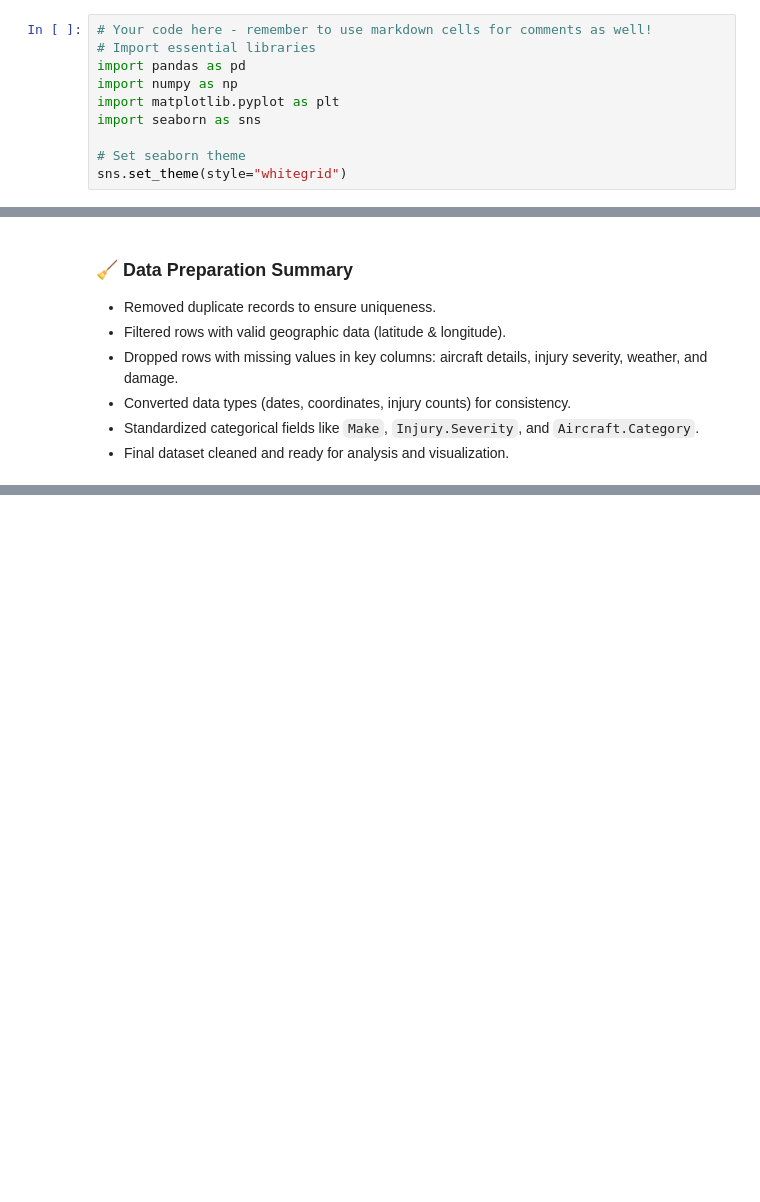
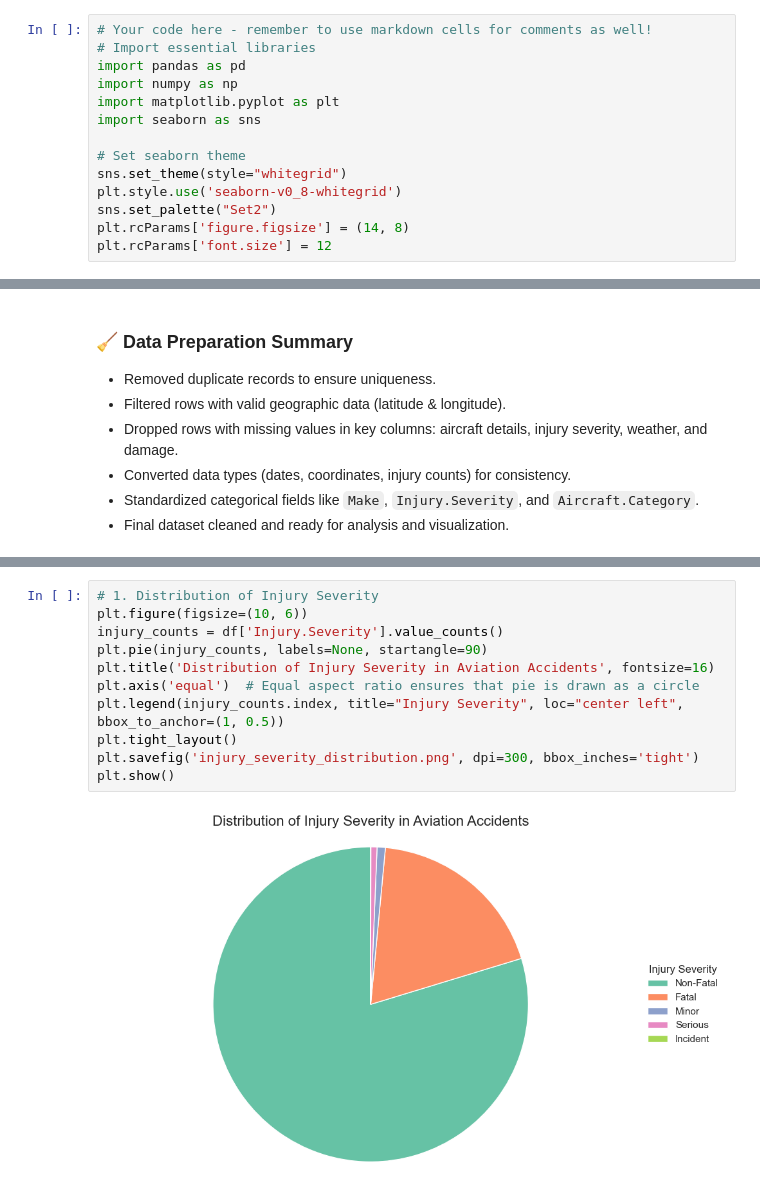
Before and after one commit to g-eez/dsc-phase-1-project, a Jupyter notebook: Project_Notebook.ipynb, the cells around one changed output, grey strips where cells are left out. Cells and saved outputs as stored; diff of their text form; blank space fills up the shorter version.

```diff
--- a/Project_Notebook.ipynb
+++ b/Project_Notebook.ipynb
@@ -137,6 +137,10 @@ import seaborn as sns
 
 # Set seaborn theme
 sns.set_theme(style="whitegrid")
+plt.style.use('seaborn-v0_8-whitegrid')
+sns.set_palette("Set2")
+plt.rcParams['figure.figsize'] = (14, 8)
+plt.rcParams['font.size'] = 12
 # %% [markdown]
 ## Step 2: Load the Aviation Dataset
 
@@ -985,0 +1084,13 @@ memory usage: 4.8+ MB
+# %%
+# 1. Distribution of Injury Severity
+plt.figure(figsize=(10, 6))
+injury_counts = df['Injury.Severity'].value_counts()
+plt.pie(injury_counts, labels=None, startangle=90)
+plt.title('Distribution of Injury Severity in Aviation Accidents', fontsize=16)
+plt.axis('equal')  # Equal aspect ratio ensures that pie is drawn as a circle
+plt.legend(injury_counts.index, title="Injury Severity", loc="center left", bbox_to_anchor=(1, 0.5))
+plt.tight_layout()
+plt.savefig('injury_severity_distribution.png', dpi=300, bbox_inches='tight')
+plt.show()
+# %% [output]
+[figure, added]
```
Also changed, not shown: parts of 30 cells of this notebook, 12 other files.
